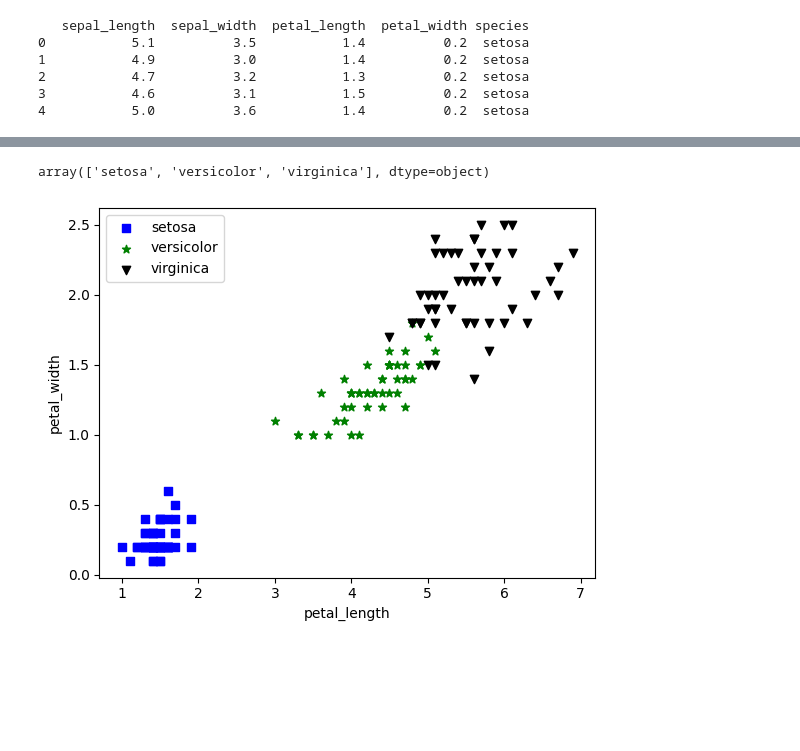
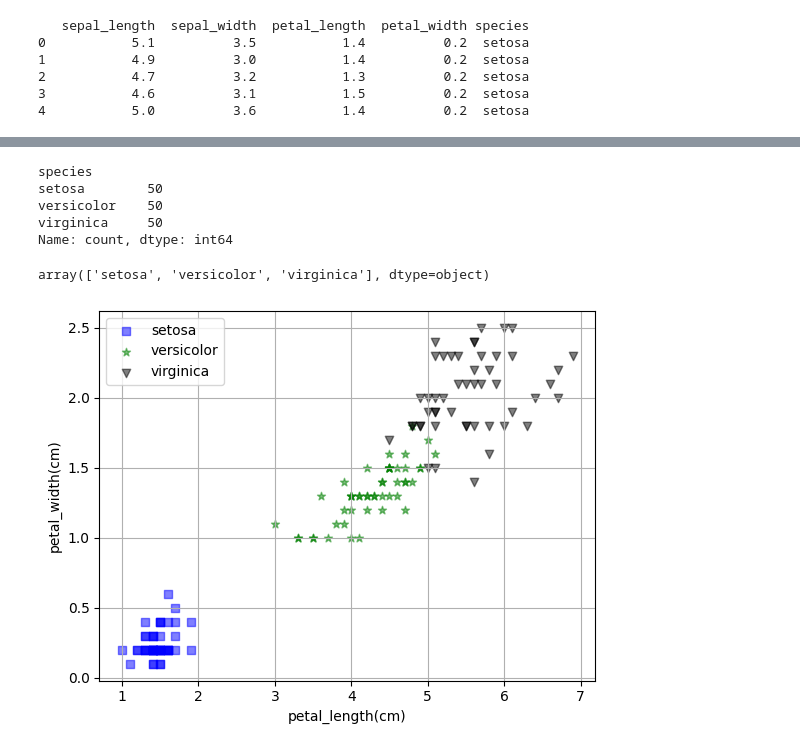
Before and after one commit to Sjleerodls/Data_Analysis, a Jupyter notebook: lab_da/da04_matplotlib_py.ipynb, the cells around one changed output, grey strips where cells are left out. Cells and saved outputs as stored; diff of their text form; code cells hidden in the pictures; blank space fills up the shorter version.

```diff
--- a/lab_da/da04_matplotlib_py.ipynb
+++ b/lab_da/da04_matplotlib_py.ipynb
@@ -822,3 +826,13 @@ dtype: int64
+# %%
+# 카테고리 타입 빈도수
+value_count = df.species.value_counts()
+print(value_count)
+# %% [output]
+species
+setosa        50
+versicolor    50
+virginica     50
+Name: count, dtype: int64
 # %%
 df.species.unique()     # setosa, versicolor, virginica
 # %% [output]
@@ -826,19 +840,20 @@ array(['setosa', 'versicolor', 'virginica'], dtype=object)
 # %%
 # * petal_width ~ petal_length 산점도
     #* species 별로 마커의 색깔을 다르게 표현
 se = df[df.species == 'setosa']
 ve = df[df.species == 'versicolor']
 vi = df[df.species == 'virginica']
 
 
-plt.scatter(x=se.petal_length, y=se.petal_width, c='blue', marker='s', label='setosa')
-plt.scatter(x=ve.petal_length, y=ve.petal_width, c='green', marker='*', label='versicolor')
-plt.scatter(x=vi.petal_length, y=vi.petal_width, c='black', marker='v', label='virginica')
+plt.scatter(x=se.petal_length, y=se.petal_width, c='blue', marker='s', label='setosa', alpha=0.5)
+plt.scatter(x=ve.petal_length, y=ve.petal_width, c='green', marker='*', label='versicolor', alpha=0.5)
+plt.scatter(x=vi.petal_length, y=vi.petal_width, c='black', marker='v', label='virginica', alpha=0.5)
 
-plt.xlabel('petal_length')
-plt.ylabel('petal_width')
+plt.xlabel('petal_length(cm)')
+plt.ylabel('petal_width(cm)')
 plt.legend()
+plt.grid()
 
 plt.show()
 # %% [output]
-[figure, old version]
+[figure, new version]
```
Also changed, not shown: parts of 13 cells of this notebook.
